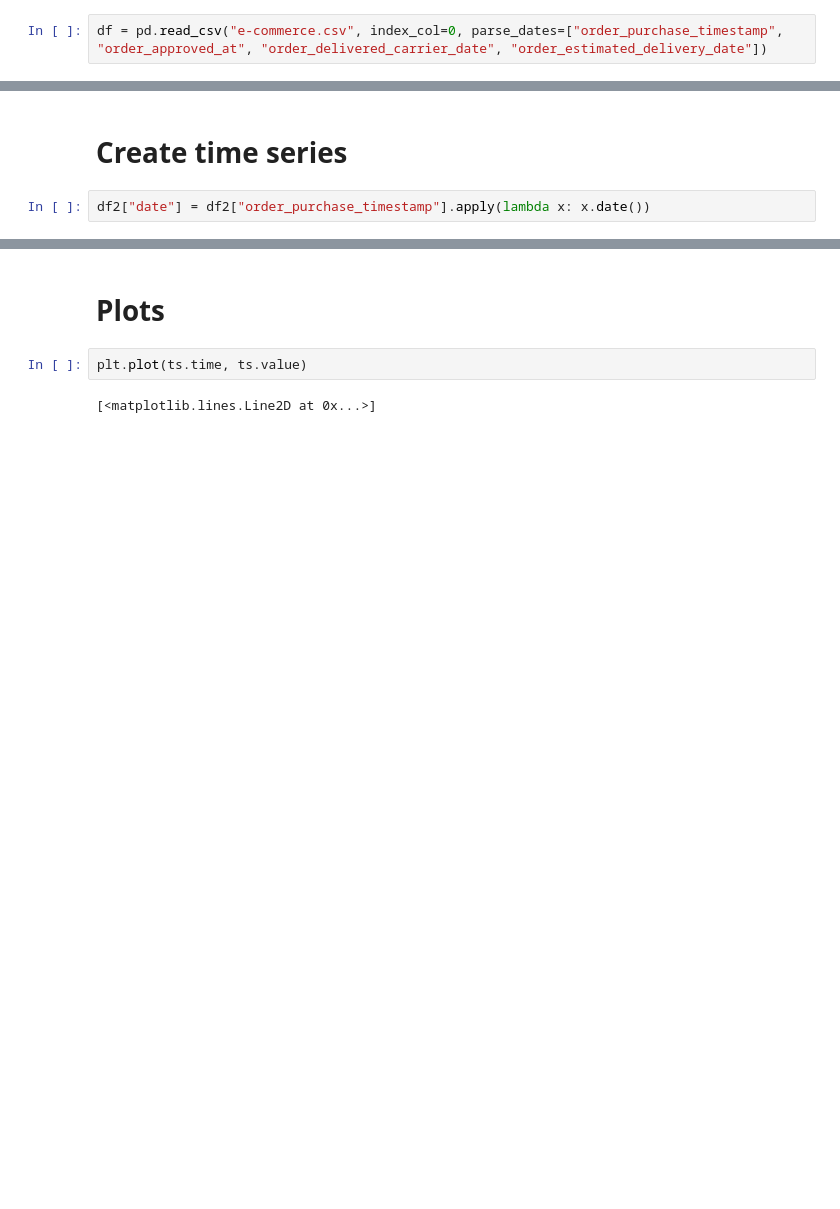
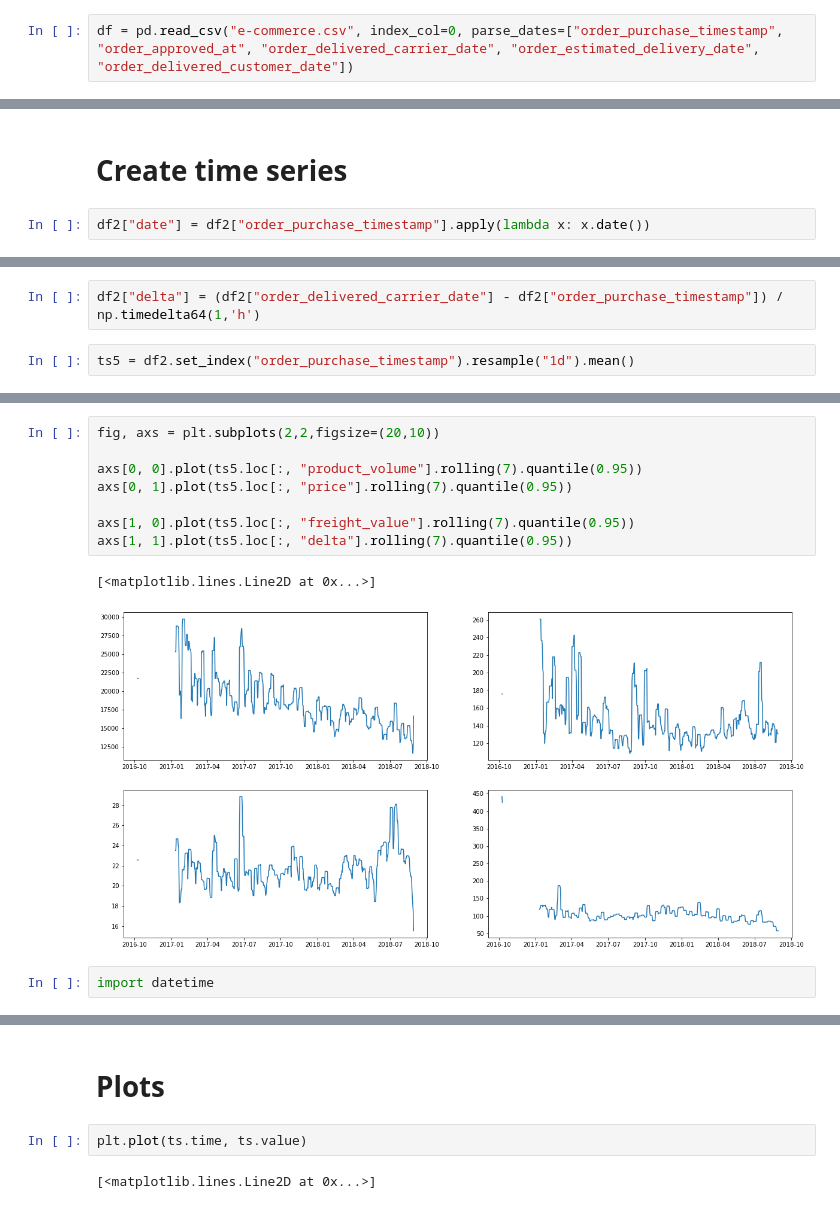
Before and after one commit to finloop/data-science-notebooks, a Jupyter notebook: e_commerce/e-commerce-time-series.ipynb, the cells around one changed output, grey strips where cells are left out. Drawn from its saved outputs; the diff is of its cells as text; blank space fills up the shorter version.

Commit message:
add price and product volume plots with confidence intervals

```diff
--- a/e_commerce/e-commerce-time-series.ipynb
+++ b/e_commerce/e-commerce-time-series.ipynb
@@ -17,7 +17,7 @@ from kats.consts import TimeSeriesData
 # %% [markdown]
 # Load data
 # %%
-df = pd.read_csv("e-commerce.csv", index_col=0, parse_dates=["order_purchase_timestamp", "order_approved_at", "order_delivered_carrier_date", "order_estimated_delivery_date"])
+df = pd.read_csv("e-commerce.csv", index_col=0, parse_dates=["order_purchase_timestamp", "order_approved_at", "order_delivered_carrier_date", "order_estimated_delivery_date", "order_delivered_customer_date"])
 # %%
 df
 # %% [output]
@@ -74,0 +129,4 @@ df2["date"] = df2["order_purchase_timestamp"].apply(lambda x: x.date())
+# %%
+df2["delta"] = (df2["order_delivered_carrier_date"] - df2["order_purchase_timestamp"]) / np.timedelta64(1,'h')
+# %%
+ts5 = df2.set_index("order_purchase_timestamp").resample("1d").mean()
@@ -74,0 +145,13 @@ df2["date"] = df2["order_purchase_timestamp"].apply(lambda x: x.date())
+# %%
+fig, axs = plt.subplots(2,2,figsize=(20,10))
+
+axs[0, 0].plot(ts5.loc[:, "product_volume"].rolling(7).quantile(0.95))
+axs[0, 1].plot(ts5.loc[:, "price"].rolling(7).quantile(0.95))
+
+axs[1, 0].plot(ts5.loc[:, "freight_value"].rolling(7).quantile(0.95))
+axs[1, 1].plot(ts5.loc[:, "delta"].rolling(7).quantile(0.95))
+# %% [output]
+[<matplotlib.lines.Line2D at 0x...>]
+[figure, added]
+# %%
+import datetime
```
Also changed, not shown: parts of 29 cells of this notebook.
